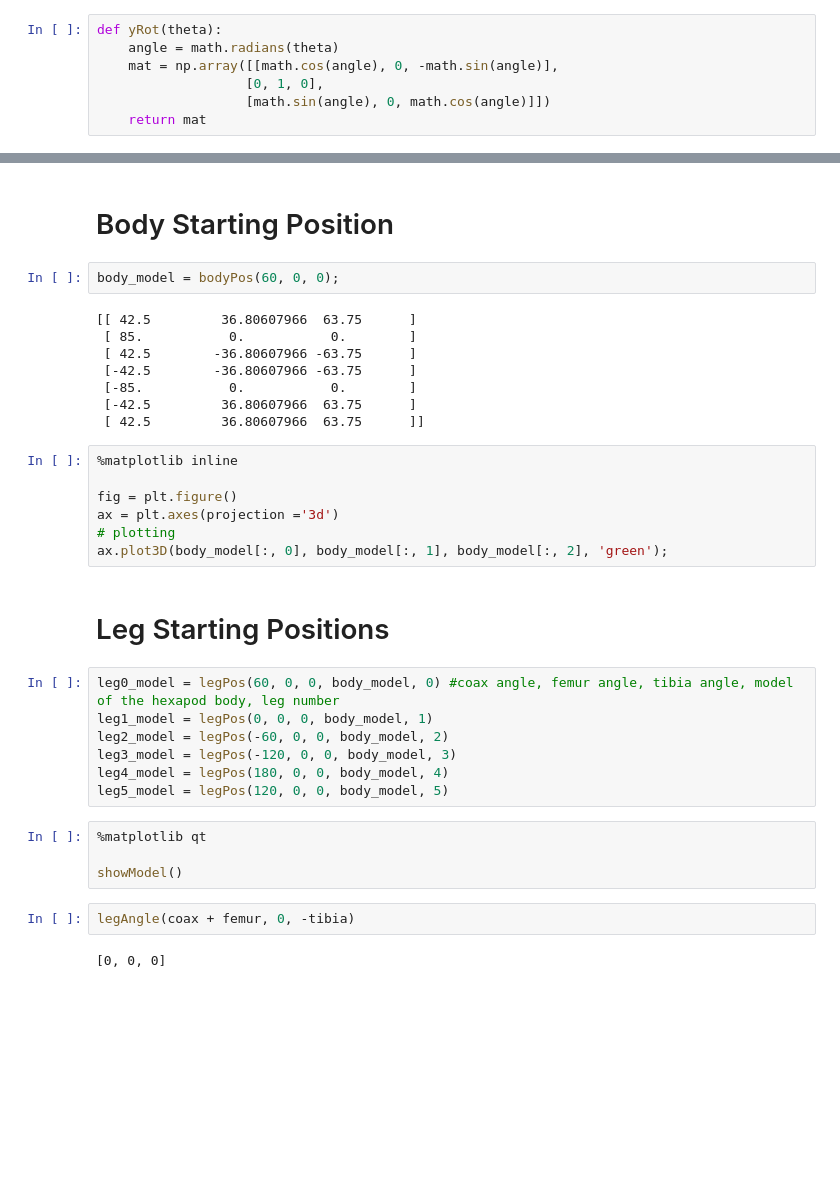
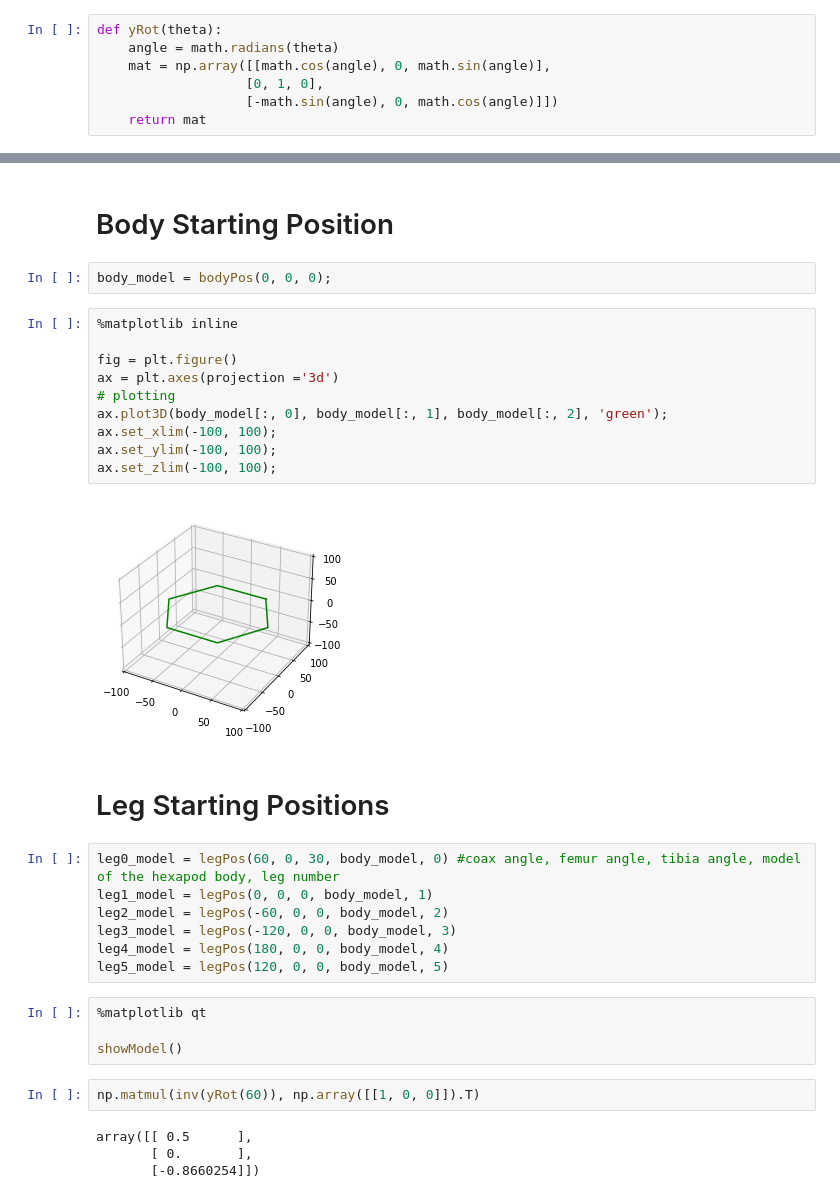
Before and after one commit to Nabizzle/Hexapod, a Jupyter notebook: Code/Walking Model.ipynb, the cells around one changed output, grey strips where cells are left out. Drawn from its saved outputs; the diff is of its cells as text; blank space fills up the shorter version.

```diff
--- a/Code/Walking Model.ipynb
+++ b/Code/Walking Model.ipynb
@@ -20,9 +20,9 @@ def xRot(theta):
 # %%
 def yRot(theta):
     angle = math.radians(theta)
-    mat = np.array([[math.cos(angle), 0, -math.sin(angle)],
+    mat = np.array([[math.cos(angle), 0, math.sin(angle)],
                    [0, 1, 0],
-                   [math.sin(angle), 0, math.cos(angle)]])
+                   [-math.sin(angle), 0, math.cos(angle)]])
     return mat
 # %%
 def zRot(theta):
@@ -104,26 +104,23 @@ tibia = 88.32 #mm
 # %% [markdown]
 # Body Starting Position
 # %%
-body_model = bodyPos(60, 0, 0);
+body_model = bodyPos(0, 0, 0);
-# %% [output]
-[[ 42.5         36.80607966  63.75      ]
- [ 85.           0.           0.        ]
- [ 42.5        -36.80607966 -63.75      ]
- [-42.5        -36.80607966 -63.75      ]
- [-85.           0.           0.        ]
- [-42.5         36.80607966  63.75      ]
- [ 42.5         36.80607966  63.75      ]]
 # %%
 %matplotlib inline
 
 fig = plt.figure()
 ax = plt.axes(projection ='3d')
 # plotting
 ax.plot3D(body_model[:, 0], body_model[:, 1], body_model[:, 2], 'green');
+ax.set_xlim(-100, 100);
+ax.set_ylim(-100, 100);
+ax.set_zlim(-100, 100);
+# %% [output]
+[figure, added]
 # %% [markdown]
 # Leg Starting Positions
 # %%
-leg0_model = legPos(60, 0, 0, body_model, 0) #coax angle, femur angle, tibia angle, model of the hexapod body, leg number
+leg0_model = legPos(60, 0, 30, body_model, 0) #coax angle, femur angle, tibia angle, model of the hexapod body, leg number
 leg1_model = legPos(0, 0, 0, body_model, 1)
 leg2_model = legPos(-60, 0, 0, body_model, 2)
 leg3_model = legPos(-120, 0, 0, body_model, 3)
@@ -133,7 +130,9 @@ leg5_model = legPos(120, 0, 0, body_model, 5)
 %matplotlib qt
 
 showModel()
-# %%
-legAngle(coax + femur, 0, -tibia)
-# %% [output]
-[0, 0, 0]
+# %%
+np.matmul(inv(yRot(60)), np.array([[1, 0, 0]]).T)
+# %% [output]
+array([[ 0.5      ],
+       [ 0.       ],
+       [-0.8660254]])
```
